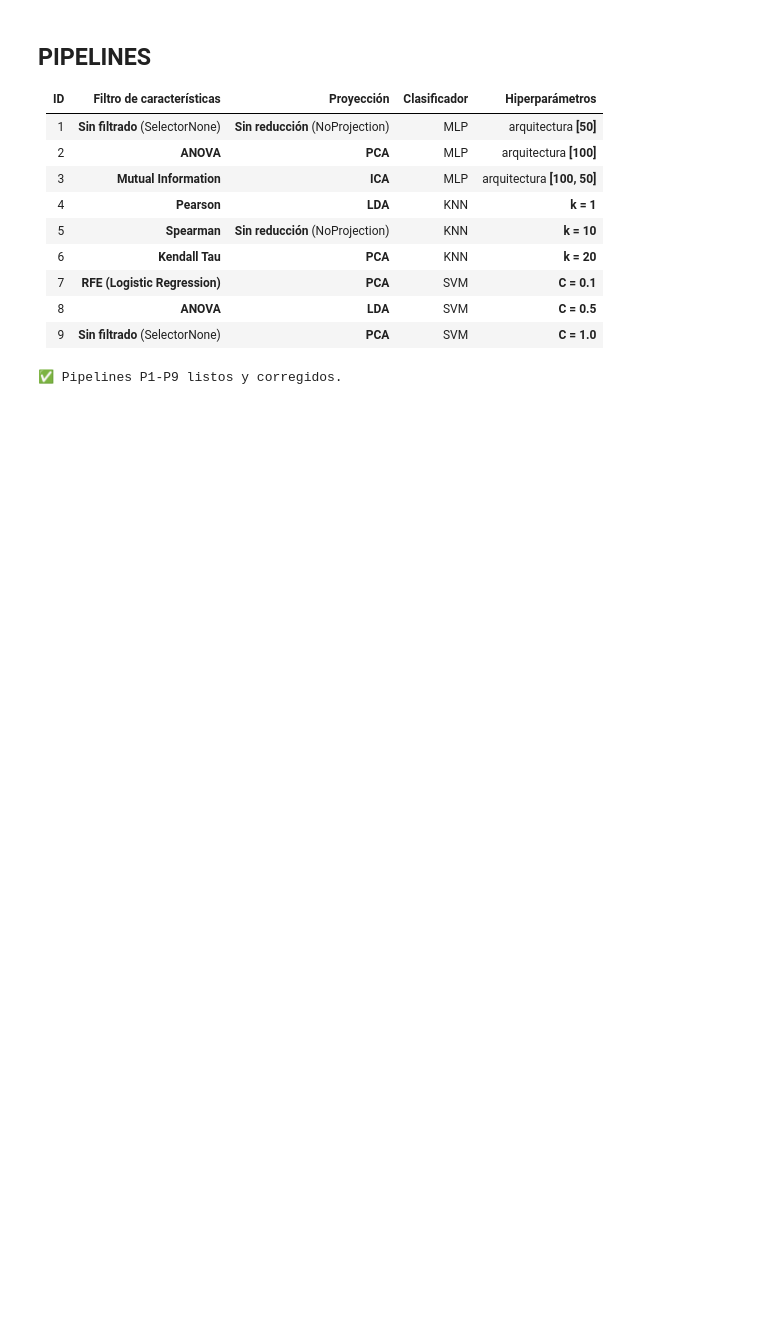
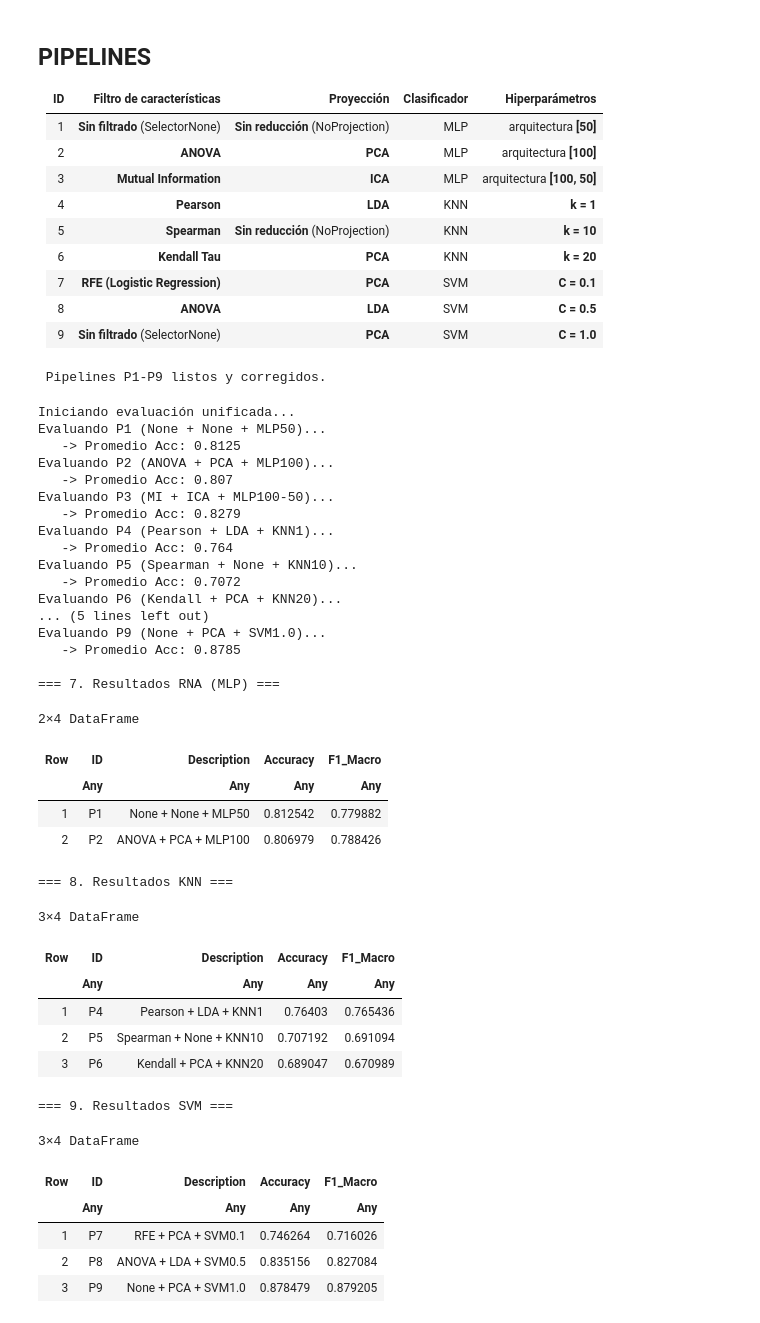
Before and after one commit to pedroagrelo/MAAAI, a Jupyter notebook: scripts/proyecto.ipynb, the cells around one changed output. Saved outputs shown, nothing was run; the diff lists cells and outputs as text; code cells hidden in the pictures; blank space fills up the shorter version.

```diff
--- a/scripts/proyecto.ipynb
+++ b/scripts/proyecto.ipynb
@@ -1659,24 +1587,24 @@ svm_05     = SVCType(cost=0.5, kernel=LIBSVM.Kernel.RadialBasis, tolerance = 1e-
 svm_10     = SVCType(cost=1.0, kernel=LIBSVM.Kernel.RadialBasis, tolerance = 1e-5, cachesize=500.0)
 
 pca_20 = PCAType(maxoutdim=20)
-ica_20 = ICAType(outdim=20, maxiter=2000, tol=0.05)
+ica_20_relaxed = ICAType(
+    outdim = 20,
+    maxiter = 300,     # menos iteraciones
+    tol = 1.0          # tolerancia MUY relajada
+)
 
-# AQUI LA CLAVE: Usamos nuestro CustomLDA en lugar del LDA de MLJ
 custom_lda_20 = CustomLDA(outdim=20)
 
-
 # =========================================================
-# 3. PIPELINES CON |> (Ahora sí funciona todo)
+# 3. DEFINICIÓN DE PIPELINES P1-P9
 # =========================================================
-# Al usar CustomLDA, ya no hay "Dos modelos supervisados",
-# así que el operador |> funciona perfecto.
 
 pipelines = Dict()
 
 # RNA
 pipelines["P1"] = SelectorNone() |> NoProjection() |> mlp_50
 pipelines["P2"] = SelectorANOVA(k=50) |> pca_20 |> mlp_100
-pipelines["P3"] = SelectorMI(k=50) |> ica_20 |> mlp_100_50
+pipelines["P3"] = SelectorMI(k=50) |> ica_20_relaxed |> mlp_100_50
 
 # KNN
 pipelines["P4"] = SelectorPlusLDA(SelectorPearson(k=50), CustomLDA(outdim=20)) |> knn_1
@@ -1688,21 +1616,21 @@ pipelines["P7"] = SelectorRFE(k=50) |> pca_20 |> svm_01
 pipelines["P8"] = SelectorPlusLDA(SelectorANOVA(k=50), CustomLDA(outdim=20)) |> svm_05
 pipelines["P9"] = SelectorNone() |> pca_20 |> svm_10
 
-println("✅ Pipelines P1-P9 listos y corregidos.")
+println(" Pipelines P1-P9 listos y corregidos.")
 # %% [output]
-✅ Pipelines P1-P9 listos y corregidos.
+ Pipelines P1-P9 listos y corregidos.
 # %%
 # =========================================================
-# 4. EVALUACIÓN FINAL UNIFICADA
+# 4. EVALUACIÓN FINAL
 # =========================================================
 
 results = DataFrame(ID=[], Description=[], Accuracy=[], F1_Macro=[])
 
-# Incluye aquí todos los pipelines que quieras evaluar
-order = ["P1", "P2", "P4", "P5", "P6", "P7", "P8", "P9"]
+order = ["P1", "P2","P3", "P4", "P5", "P6", "P7", "P8", "P9"]
 descriptions = [
     "None + None + MLP50",
     "ANOVA + PCA + MLP100",
+    "MI + ICA + MLP100-50",
     "Pearson + LDA + KNN1",
     "Spearman + None + KNN10",
     "Kendall + PCA + KNN20",
@@ -1711,7 +1639,7 @@ descriptions = [
     "None + PCA + SVM1.0",
 ]
 
-# Si tus SVM son P7-P9:
+# Si los SVM son P7-P9:
 svm_ids = Set(["P7", "P8", "P9"])
 
 
@@ -1724,7 +1652,7 @@ for (id, desc) in zip(order, descriptions)
     accuracies = Float64[]
     f1s = Float64[]
 
-    is_svm = id in svm_ids   # <- bandera para decidir qué rama usar
+    is_svm = id in svm_ids   # bandera para decidir qué rama usar
 
     for i in 1:5
         try
@@ -1802,32 +1730,69 @@ for (id, desc) in zip(order, descriptions)
             push!(accuracies, accuracy(y_pred, y_te))
             push!(f1s, macro_f1score(y_pred, y_te))
 
         catch e
-            println("❌ Error en $id fold $i:")
+            println(" Error en $id fold $i:")
             showerror(stdout, e)
             println()
             push!(accuracies, 0.0)
             push!(f1s, 0.0)
         end
     end
 
     mean_acc = mean(accuracies)
     mean_f1  = mean(f1s)
     if isnan(mean_acc); mean_acc = 0.0; end
     if isnan(mean_f1);  mean_f1  = 0.0; end
 
     println("   -> Promedio Acc: $(round(mean_acc, digits=4))")
     push!(results, (id, desc, mean_acc, mean_f1))
 end
 
 # -----------------------------
 # 7. Tablas separadas
 # -----------------------------
 println("\n=== 7. Resultados RNA (MLP) ===")
-display(filter(r -> r.ID ∈ ["P1","P2"], results))
+display(filter(r -> r.ID ∈ ["P1","P2","P3"], results))
 
 println("\n=== 8. Resultados KNN ===")
 display(filter(r -> r.ID ∈ ["P4","P5","P6"], results))
 
 println("\n=== 9. Resultados SVM ===")
 display(filter(r -> r.ID ∈ collect(svm_ids), results))
+# %% [output]
+Iniciando evaluación unificada...
+Evaluando P1 (None + None + MLP50)...
+   -> Promedio Acc: 0.8125
+Evaluando P2 (ANOVA + PCA + MLP100)...
+   -> Promedio Acc: 0.807
+Evaluando P3 (MI + ICA + MLP100-50)...
+   -> Promedio Acc: 0.8279
+Evaluando P4 (Pearson + LDA + KNN1)...
+   -> Promedio Acc: 0.764
+Evaluando P5 (Spearman + None + KNN10)...
+   -> Promedio Acc: 0.7072
+Evaluando P6 (Kendall + PCA + KNN20)...
+... (5 lines left out)
+Evaluando P9 (None + PCA + SVM1.0)...
+   -> Promedio Acc: 0.8785
+
+=== 7. Resultados RNA (MLP) ===
+2×4 DataFrame
+| Row | ID | Description | Accuracy | F1_Macro |
+|  | Any | Any | Any | Any |
+| 1 | P1 | None + None + MLP50 | 0.812542 | 0.779882 |
+| 2 | P2 | ANOVA + PCA + MLP100 | 0.806979 | 0.788426 |
+=== 8. Resultados KNN ===
+3×4 DataFrame
+| Row | ID | Description | Accuracy | F1_Macro |
+|  | Any | Any | Any | Any |
+| 1 | P4 | Pearson + LDA + KNN1 | 0.76403 | 0.765436 |
+| 2 | P5 | Spearman + None + KNN10 | 0.707192 | 0.691094 |
+| 3 | P6 | Kendall + PCA + KNN20 | 0.689047 | 0.670989 |
+=== 9. Resultados SVM ===
+3×4 DataFrame
+| Row | ID | Description | Accuracy | F1_Macro |
+|  | Any | Any | Any | Any |
+| 1 | P7 | RFE + PCA + SVM0.1 | 0.746264 | 0.716026 |
+| 2 | P8 | ANOVA + LDA + SVM0.5 | 0.835156 | 0.827084 |
+| 3 | P9 | None + PCA + SVM1.0 | 0.878479 | 0.879205 |
```
Also changed, not shown: parts of 8 cells of this notebook.
